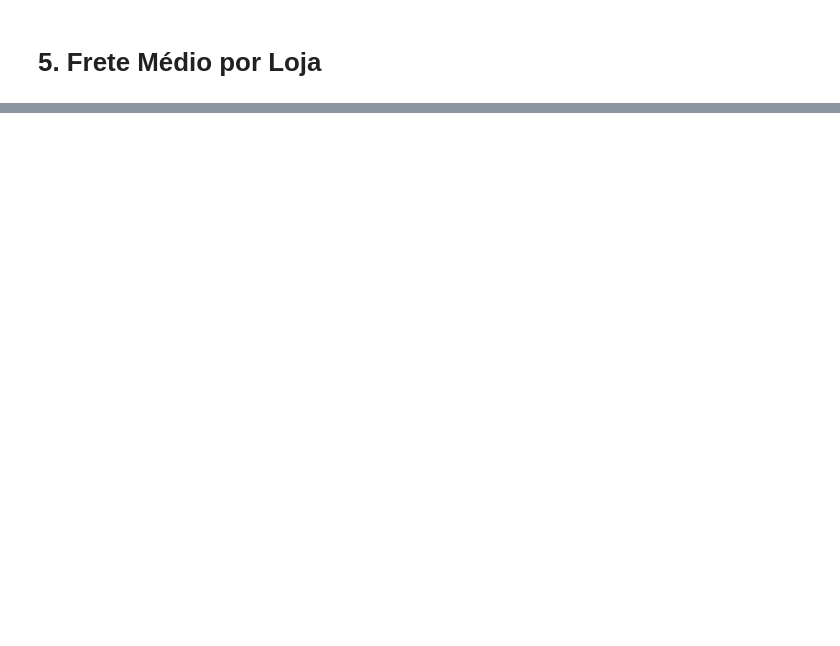
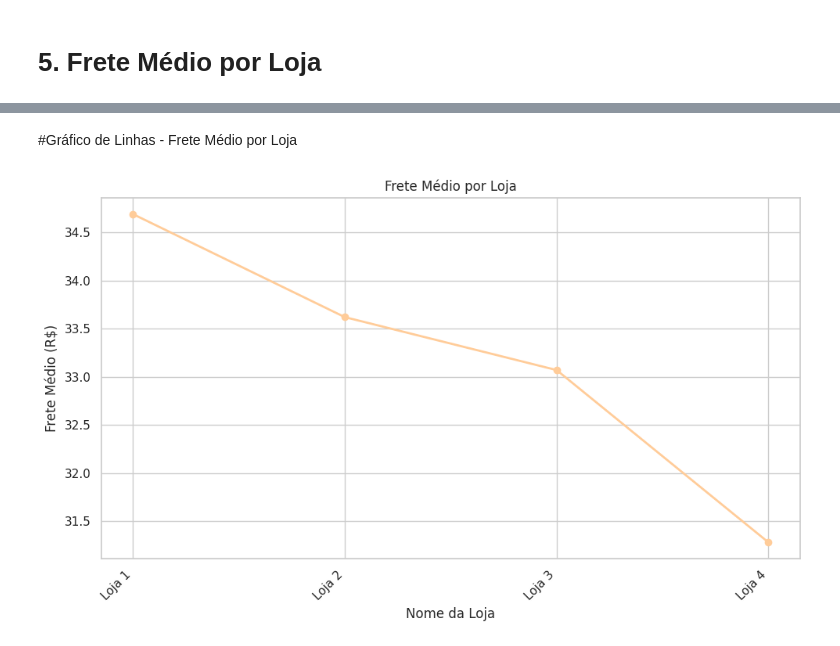
Before and after one commit to devphillipe/resolucao-challenge-alura-store, a Jupyter notebook: Resolução_Challenge_Alura_Store.ipynb, the cells around one changed output, grey strips where cells are left out. Saved outputs shown, nothing was run; the diff lists cells and outputs as text; code cells hidden in the pictures; blank space fills up the shorter version.

```diff
--- a/Resolução_Challenge_Alura_Store.ipynb
+++ b/Resolução_Challenge_Alura_Store.ipynb
@@ -30,2 +131,16 @@ loja.head()
 # %% [markdown]
 # 3. Média de Avaliação das Lojas
+# %%
+
+# Converter coluna de avaliação para numérica, caso esteja como string
+df_consolidado["Avaliação da compra"] = pd.to_numeric(df_consolidado["Avaliação da compra"], errors='coerce')
+
+# Agrupar por loja e calcular a média da avaliação
+media_avaliacoes = df_consolidado.groupby(["ID_Loja", "Nome_Loja"])["Avaliação da compra"].mean().reset_index()
+
+# Arredondar para duas casas decimais
+media_avaliacoes["Média de Avaliação"] = media_avaliacoes["Avaliação da compra"].round(2)
+
+# Exibir apenas o necessário
+media_avaliacoes = media_avaliacoes[["ID_Loja", "Nome_Loja", "Média de Avaliação"]]
+media_avaliacoes
@@ -34,2 +181,16 @@ loja.head()
 # %% [markdown]
 # 5. Frete Médio por Loja
+# %%
+
+# Garantir que a coluna Frete está como número
+df_consolidado["Frete"] = pd.to_numeric(df_consolidado["Frete"], errors="coerce")
+
+# Calcular o frete médio por loja
+frete_medio = df_consolidado.groupby(["ID_Loja", "Nome_Loja"])["Frete"].mean().reset_index()
+
+# Arredondar para 2 casas decimais
+frete_medio["Frete Médio (R$)"] = frete_medio["Frete"].round(2)
+
+# Exibir apenas o necessário
+frete_medio = frete_medio[["ID_Loja", "Nome_Loja", "Frete Médio (R$)"]]
+frete_medio
@@ -35,0 +203,14 @@ loja.head()
+# %% [markdown]
+#Gráfico de Linhas - Frete Médio por Loja
+# %%
+# Gráfico de Linhas - Frete Médio por Loja
+plt.figure(figsize=(10, 6))
+plt.plot(frete_medio["Nome_Loja"], frete_medio["Frete Médio (R$)"], marker='o', color='#ffcc99', linestyle='-', linewidth=2)
+plt.xlabel('Nome da Loja')
+plt.ylabel('Frete Médio (R$)')
+plt.title('Frete Médio por Loja')
+plt.xticks(rotation=45, ha='right')
+plt.tight_layout()
+plt.show()
+# %% [output]
+[figure, added]
```
Also changed, not shown: parts of 14 cells of this notebook.
